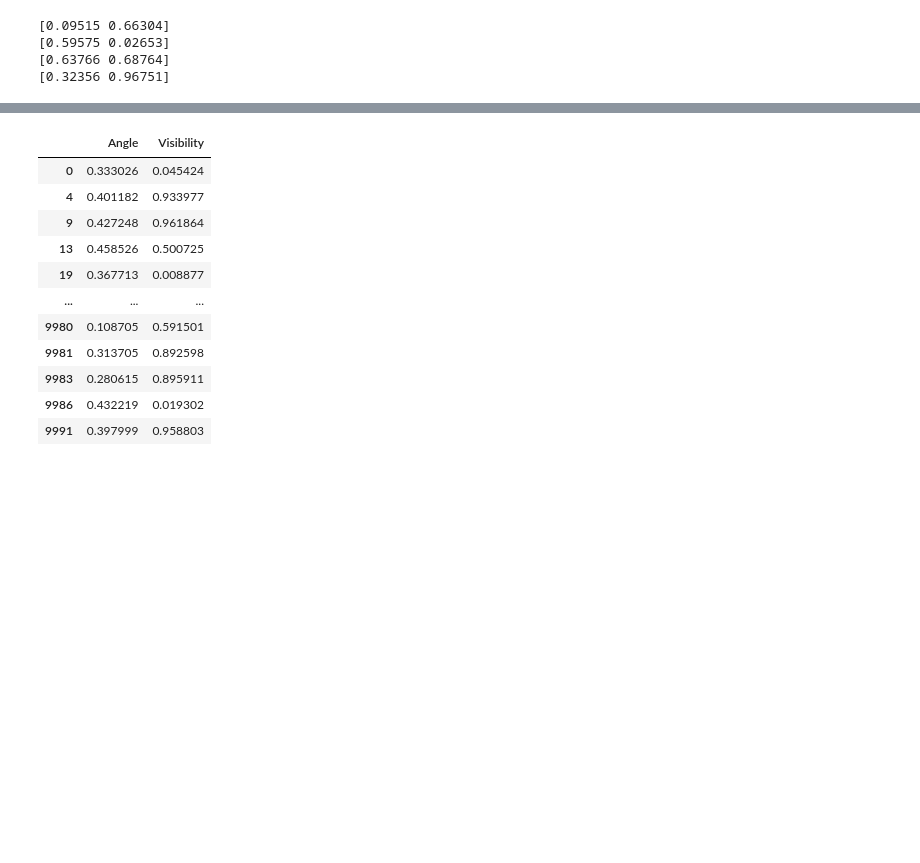
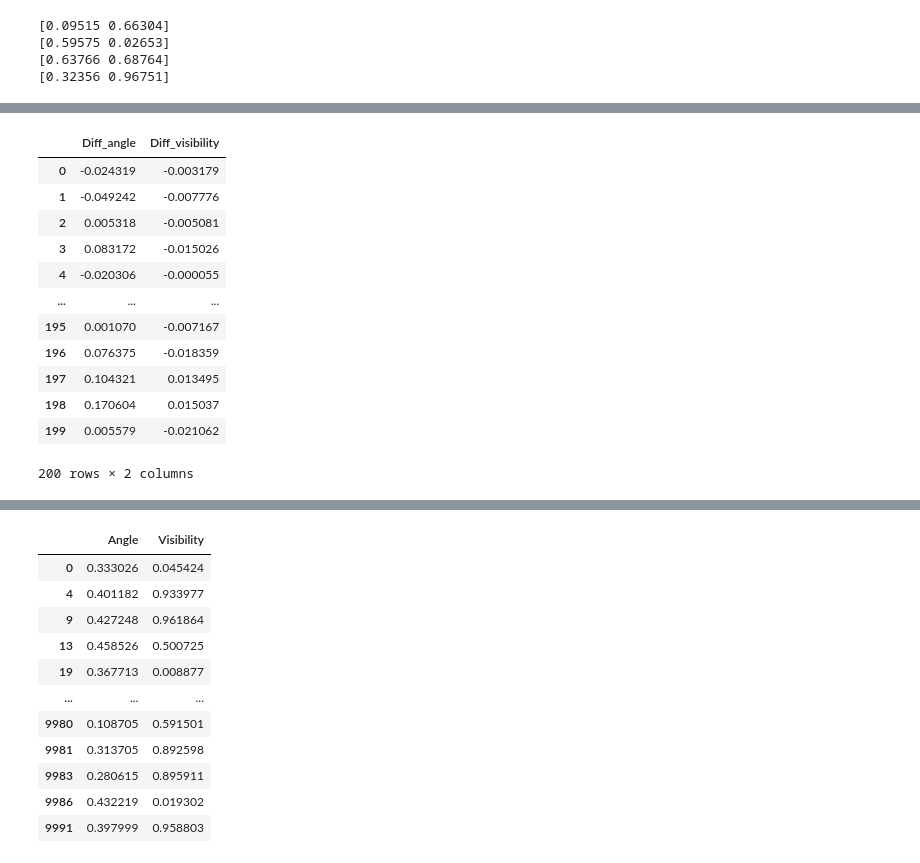
Before and after one commit to jkwiecien765/WernerTomography2, a Jupyter notebook: ML_only_Werner.ipynb, the cells around one changed output, grey strips where cells are left out. Drawn from its saved outputs; the diff is of its cells as text; code cells hidden in the pictures; blank space fills up the shorter version.

```diff
--- a/ML_only_Werner.ipynb
+++ b/ML_only_Werner.ipynb
@@ -158,3 +189,19 @@ sns.heatmap(pd.crosstab(index=pd.cut(diff['Diff_angle'], 10), columns=pd.cut(dif
+# %%
+diff
+# %% [output]
+|  | Diff_angle | Diff_visibility |
+| 0 | -0.024319 | -0.003179 |
+| 1 | -0.049242 | -0.007776 |
+| 2 | 0.005318 | -0.005081 |
+| 3 | 0.083172 | -0.015026 |
+| 4 | -0.020306 | -0.000055 |
+| ... | ... | ... |
+| 195 | 0.001070 | -0.007167 |
+| 196 | 0.076375 | -0.018359 |
+| 197 | 0.104321 | 0.013495 |
+| 198 | 0.170604 | 0.015037 |
+| 199 | 0.005579 | -0.021062 |
+200 rows × 2 columns
 # %%
 sns.heatmap(pd.crosstab(index=pd.cut(selected_diff['Diff_angle'], 10), columns=pd.cut(selected_diff['Diff_visibility'], 10)))
 # %% [output]
```
Also changed, not shown: parts of 19 cells of this notebook, 4 other files.
